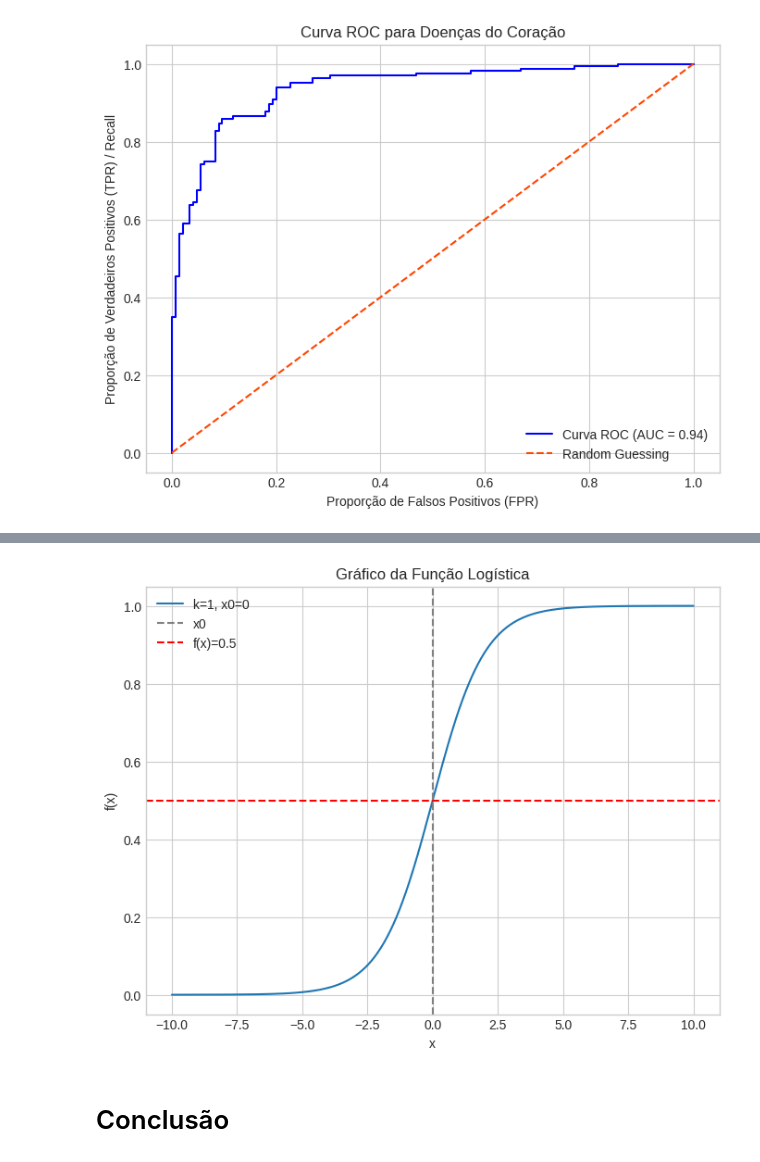
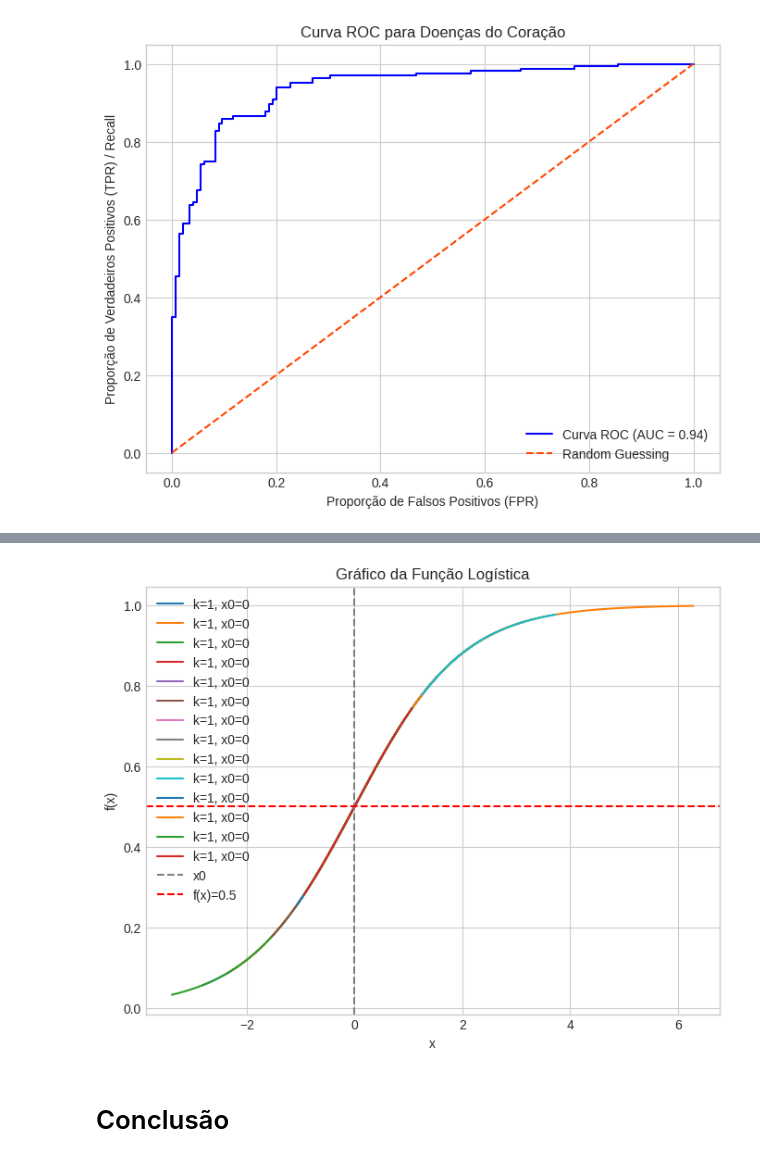
Before and after one commit to gutosantos-github/amsaude, a Jupyter notebook: 1-atividade-01/atividade_1_AM_na_saude_Augusto_Santos.ipynb, the cells around one changed output, grey strips where cells are left out. Drawn from its saved outputs; the diff is of its cells as text; code cells hidden in the pictures.

```diff
--- a/1-atividade-01/atividade_1_AM_na_saude_Augusto_Santos.ipynb
+++ b/1-atividade-01/atividade_1_AM_na_saude_Augusto_Santos.ipynb
@@ -694,3 +694,7 @@ display(X_train.shape, X_test.shape, y_train.shape, y_test.shape)
 #2. Normalização
 # %%
 scale = StandardScaler()
+# %%
+X_scaled = scale.transform(X)
+# %%
+X_scaled_df = pd.DataFrame(X_scaled, columns=X.columns)
@@ -898,3 +934,6 @@ def plot_logistic_function(x_min=-10, x_max=10, k=1, x0=0, num_points=500):
     plt.axhline(y=0.5, color='red', linestyle='--', label='f(x)=0.5')
     plt.legend()
     plt.show()
+# %%
+x_min = X_scaled_df.min().to_numpy()
+x_max = X_scaled_df.max().to_numpy()
@@ -901,8 +957,8 @@ def plot_logistic_function(x_min=-10, x_max=10, k=1, x0=0, num_points=500):
 # %%
 # Exemplo de uso
-plot_logistic_function(k=1, x0=0)
+plot_logistic_function(x_min, x_max, k=1, x0=0)
 # %% [output]
-[figure, old version]
+[figure, new version]
 # %% [markdown]
 # Conclusão
 # %% [markdown]
```
Also changed, not shown: parts of 5 cells of this notebook.
